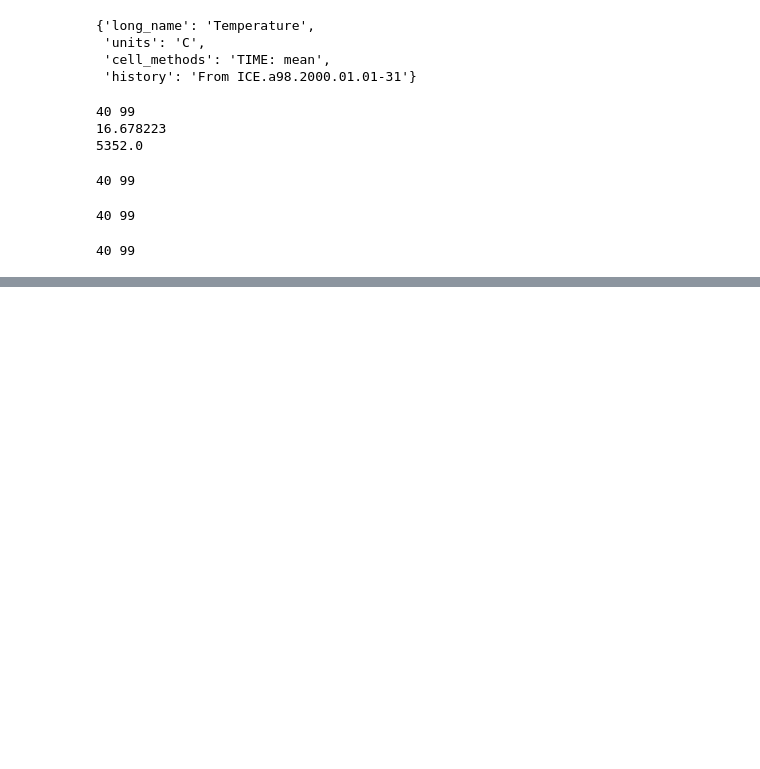
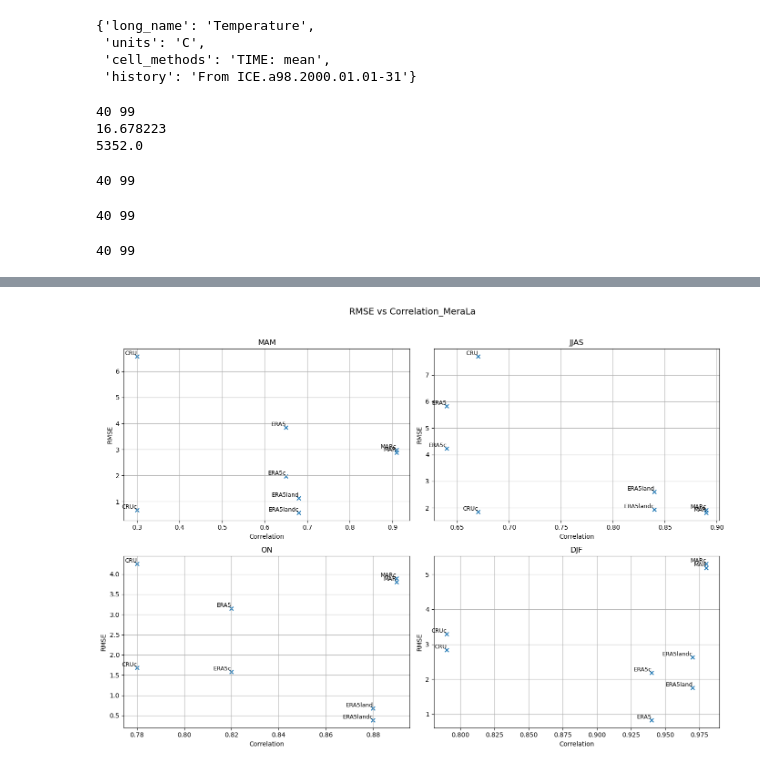
Before and after one commit to Andeol-ramb/MAR_HMA_GLACIOCLIM_Comparisons, a Jupyter notebook: One_Final_Script_To_Rule_Them_All/Final_MeraLa.ipynb, the cells around one changed output, grey strips where cells are left out. Cells and saved outputs as stored; diff of their text form; code cells hidden in the pictures; blank space fills up the shorter version.

```diff
--- a/One_Final_Script_To_Rule_Them_All/Final_MeraLa.ipynb
+++ b/One_Final_Script_To_Rule_Them_All/Final_MeraLa.ipynb
@@ -880,3 +792,58 @@ fig.tight_layout()
+# %%
+
+###########
+## RMSE ## et correlation per season.
+###########
+
+labels = ["MAR", "MARc", "ERA5land", "ERA5landc", "ERA5", "ERA5c","CRU","CRUc"]
+
+# Créer les subplots
+fig, axes = plt.subplots(2, 2, figsize=(14, 10))
+axes = axes.flatten()  # pour pouvoir indexer plus facilement avec une seule dimension
+
+for idx, season in enumerate(seasons):
+    ax = axes[idx]
+
+    # Données d'observation pour la saison
+    seasonal_T_stationtime2 = seasonal_T_station['Tair'][season].sel(time=slice('2014', '2020'))
+
+    # Données des produits climatiques pour la saison
+    ProductList = [
+        seasonnal_T_MAR[season],
+        seasonnal_T_MAR_corrected[season],
+        seasonnal_T_ERA_5_LAND[season],
+        seasonnal_T_ERA5_land_corrected[season],
+        seasonnal_T_ERA_5[season],
+        seasonnal_T_ERA5_corrected[season],
+        seasonnal_T_CRU[season],
+        seasonnal_T_CRU_corrected[season]
+    ]
+    ProductList2015 = [ds.sel(time=slice('2014', '2020')) for ds in ProductList]
+
+    # Calculs
+    corrList = []
+    rmseList = []
+    for product in ProductList2015:
+        corr = np.corrcoef(seasonal_T_stationtime2.values, product.values)[0, 1]
+        rmse = np.sqrt(np.nanmean((seasonal_T_stationtime2.values - product.values) ** 2))
+        corrList.append(round(corr, 2))
+        rmseList.append(round(rmse, 2))
+
+    # Plot
+    ax.scatter(corrList, rmseList, marker='x')
+    for x, y, label in zip(corrList, rmseList, labels):
+        ax.text(x, y, label, fontsize=9, ha="right", va="bottom")
+
+    ax.set_title(f"{season}")
+    ax.set_xlabel("Correlation")
+    ax.set_ylabel("RMSE")
+    ax.grid(True)
+
+fig.suptitle("RMSE vs Correlation_"+station, fontsize=14)
+fig.tight_layout(rect=[0, 0, 1, 0.96])  # laisser de l'espace pour le titre principal
+plt.show()
+# %% [output]
+[figure, added]
 # %%
 #Time Series
 fig, axes = plt.subplots(2, 2, figsize=(20, 16))
```
Also changed, not shown: parts of 21 cells of this notebook.
